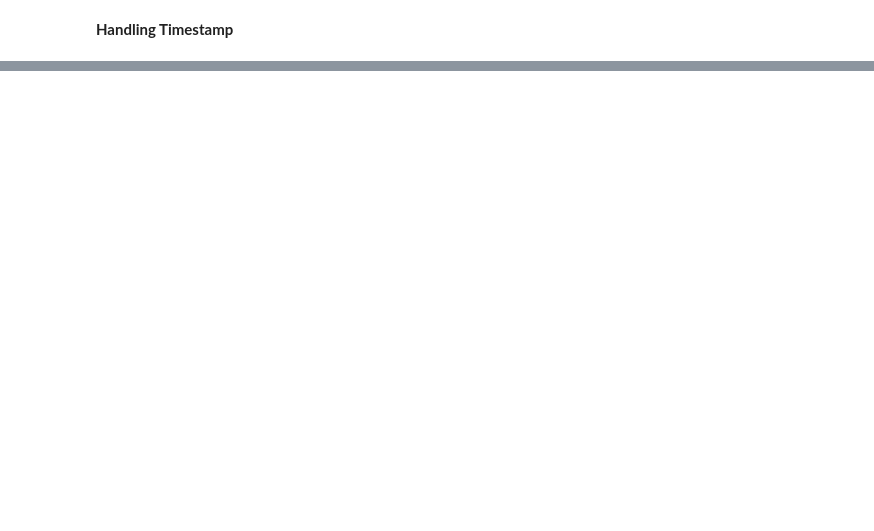
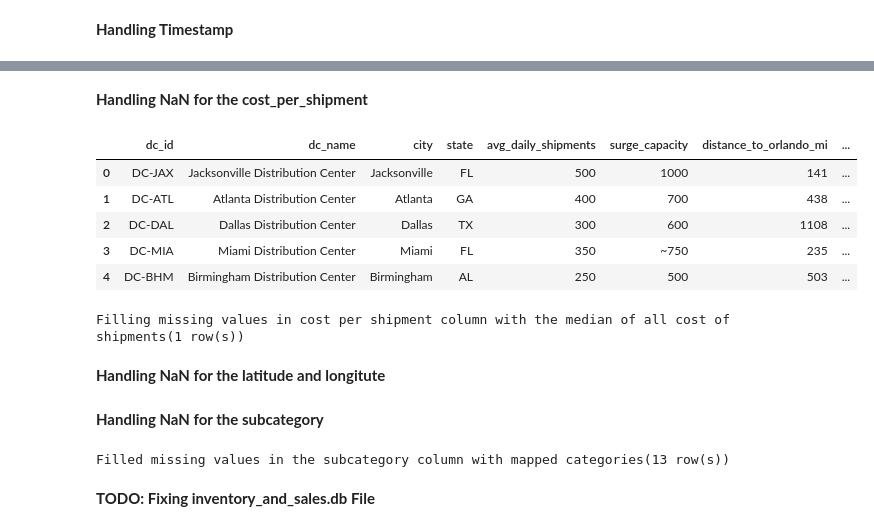
Before and after one commit to prabhnoor14/walmart-hurricane-project, a Jupyter notebook: notebooks/team_notebook.ipynb, the cells around one changed output, grey strips where cells are left out. Drawn from its saved outputs; the diff is of its cells as text; code cells hidden in the pictures; blank space fills up the shorter version.

Commit message:
Added fixing to NaN fields

```diff
--- a/notebooks/team_notebook.ipynb
+++ b/notebooks/team_notebook.ipynb
@@ -191,3 +203,49 @@ unit_price          0
 dtype: int64
 
 Duplicated Rows Count:  0
+# %% [markdown]
+**Handling NaN for the cost_per_shipment**
+# %%
+distribution_centers_copy
+# %% [output]
+|  | dc_id | dc_name | city | state | avg_daily_shipments | surge_capacity | distance_to_orlando_mi | ... |
+| 0 | DC-JAX | Jacksonville Distribution Center | Jacksonville | FL | 500 | 1000 | 141 | ... |
+| 1 | DC-ATL | Atlanta Distribution Center | Atlanta | GA | 400 | 700 | 438 | ... |
+| 2 | DC-DAL | Dallas Distribution Center | Dallas | TX | 300 | 600 | 1108 | ... |
+| 3 | DC-MIA | Miami Distribution Center | Miami | FL | 350 | ~750 | 235 | ... |
+| 4 | DC-BHM | Birmingham Distribution Center | Birmingham | AL | 250 | 500 | 503 | ... |
+# %%
+missing_cost_per_shipment =  distribution_centers_copy['cost_per_shipment'].isna().sum()
+distribution_centers_copy['cost_per_shipment'] = distribution_centers_copy['cost_per_shipment'].fillna(distribution_centers_copy['cost_per_shipment'].median())
+log_decision('Filling missing values in cost per shipment column with the median of all cost of shipments',missing_cost_per_shipment)
+# %% [output]
+Filling missing values in cost per shipment column with the median of all cost of shipments(1 row(s))
+# %% [markdown]
+**Handling NaN for the latitude and longitute**
+# %% [markdown]
+**Handling NaN for the subcategory**
+# %%
+product_catalog_copy_with_na_sum = len(product_catalog_copy[product_catalog_copy['subcategory'].isna()])
+
+SUBC_MAP = {
+    'pop-tarts strawberry': 'Pop-Tarts',
+    'Pop-Tarts Strawberry': 'Pop-Tarts',
+    'Water - 24 Pack': 'Bottled',
+    'FLASHLIGHT LED':'Flashlight',
+    'Light Beer (24-pack)':'Light',
+    'Monopoly Board Game':'Playing',
+    'Board Game - Monopoly': 'Playing',
+    'Canned Soup':'Canned',
+    'First Aid Kit':'First',
+    'PORTABLE CHARGER':'Portable',
+    'Baby Formula':'Baby',
+    'Heavy Duty Tarp': 'Tarp'
+
+}
+
+product_catalog_copy['subcategory'] = product_catalog_copy['subcategory'].fillna(product_catalog_copy['product_name'].map(SUBC_MAP))
+log_decision('Filled missing values in the subcategory column with mapped categories',product_catalog_copy_with_na_sum)
+# %% [output]
+Filled missing values in the subcategory column with mapped categories(13 row(s))
+# %% [markdown]
+**TODO: Fixing inventory_and_sales.db File**
```
Also changed, not shown: parts of 3 cells of this notebook.
